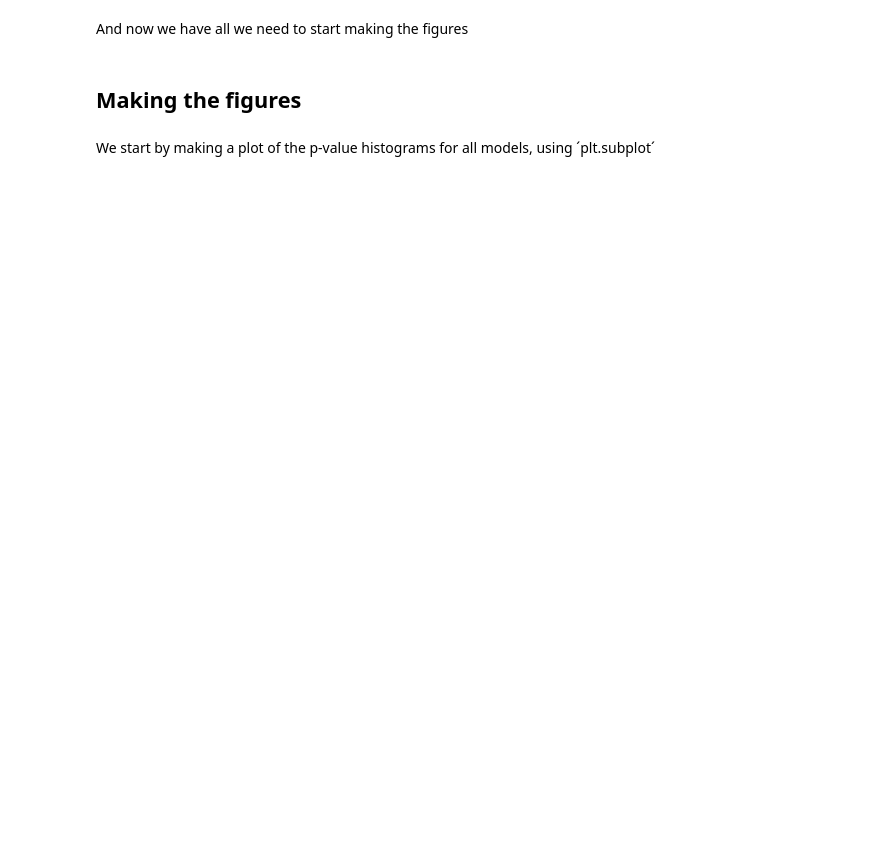
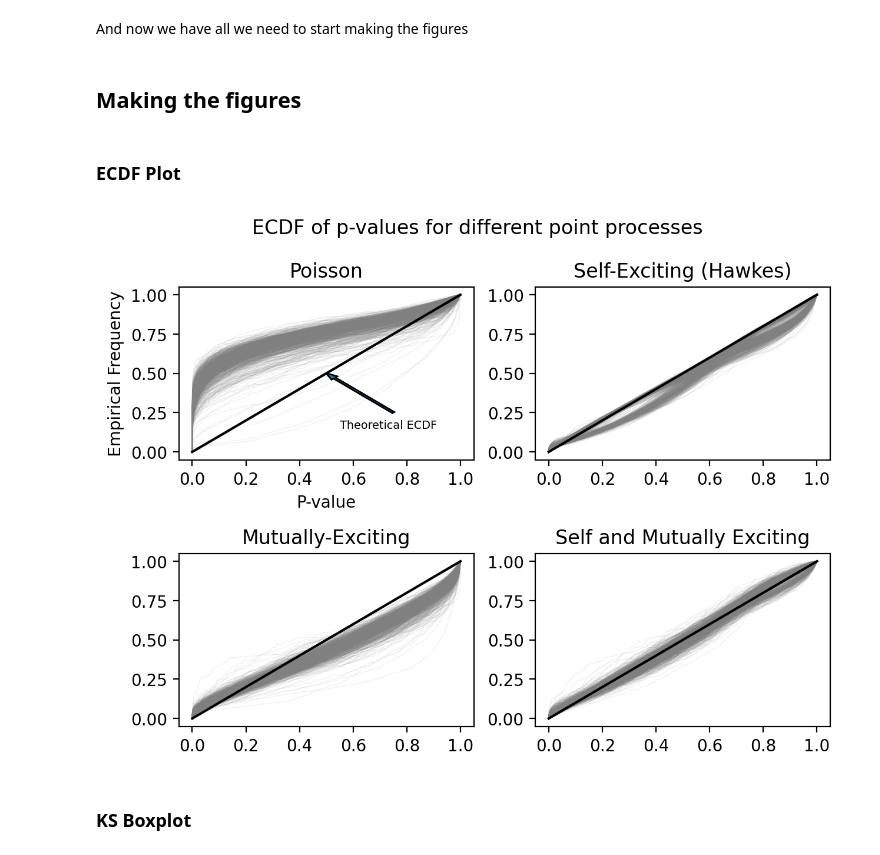
Before and after one commit to carlosaccp/Santander-SE-ME, a Jupyter notebook: code/figures.ipynb, the cells around one changed output. Cells and saved outputs as stored; diff of their text form; code cells hidden in the pictures; blank space fills up the shorter version.

Commit message:
make more figures

```diff
--- a/code/figures.ipynb
+++ b/code/figures.ipynb
@@ -11,7 +11,7 @@ import matplotlib.pyplot as plt
 import scipy.stats as st
 from matplotlib.ticker import FuncFormatter
 import scipy.optimize as op
-plt.style.use("ggplot") # Config plots for dark mode, delete if on light mode
+plt.style.use("default") # Config plots for dark mode, delete if on light mode
 plt.rcParams['figure.dpi'] = 150 # Hi-res plots
 # %% [markdown]
 ## Preprocessing the data
@@ -73,7 +73,9 @@ We define a helper function to convert the dataframes into dicts with keys being
 def df_to_numpy_dict(dataframe):
     numpy_dict = {}
     for index in dataframe.index:
-        numpy_dict[index] = dataframe.loc[index].to_numpy()
+        nan_data = dataframe.loc[index].to_numpy()
+        non_nan_data = nan_data[~np.isnan(nan_data)]
+        numpy_dict[index] = non_nan_data
     return numpy_dict
 # %% [markdown]
 Convert all the dataframes into dicts:
@@ -109,5 +134,48 @@ M4_joined_p_values_dict = join_p_values(M4_p_value_dict)
 And now we have all we need to start making the figures
 # %% [markdown]
 ## Making the figures
-# %% [markdown]
-We start by making a plot of the p-value histograms for all models, using ´plt.subplot´
+# %% [markdown]
+### ECDF Plot
+# %%
+def plot_ecdf_M1():
+    for station, pvals in M1_p_value_dict.items():
+        x,y = ecdf(pvals)
+        axs[0, 0].plot(x,y, alpha=0.1, linewidth=0.5, color="gray")
+    axs[0, 0].arrow(0.75,0.25, -0.22,0.22,width=0.01)
+    axs[0, 0].annotate( "Theoretical ECDF", xy =  (0.55,0.15), fontsize="x-small")
+    axs[0, 0].plot([0,1], [0,1], color="black")
+    axs[0, 0].set_title("Poisson")
+    axs[0, 0].set_xlabel("P-value")
+    axs[0, 0].set_ylabel("Empirical Frequency")
+def plot_ecdf_M2():
+    for station, pvals in M2_p_value_dict.items():
+        x,y = ecdf(pvals)
+        axs[0, 1].plot(x,y, alpha=0.1, linewidth=0.5, color="gray")
+    axs[0, 1].plot([0,1], [0,1], color="black")
+    axs[0, 1].set_title("Self-Exciting (Hawkes)")
+def plot_ecdf_M3():
+    for station, pvals in M3_p_value_dict.items():
+        x,y = ecdf(pvals)
+        axs[1, 0].plot(x,y, alpha=0.1, linewidth=0.5, color="gray")
+    axs[1, 0].plot([0,1], [0,1], color="black")
+    axs[1, 0].set_title("Mutually-Exciting")
+def plot_ecdf_M4():
+    for station, pvals in M4_p_value_dict.items():
+        x,y = ecdf(pvals)
+        axs[1, 1].plot(x,y, alpha=0.1, linewidth=0.5, color="gray")
+    axs[1, 1].plot([0,1], [0,1], color="black")
+    axs[1, 1].set_title("Self and Mutually Exciting")
+# %%
+plt.rcParams['figure.dpi'] = 200
+fig, axs = plt.subplots(2, 2)
+fig.suptitle('ECDF of p-values for different point processes')
+plot_ecdf_M1()
+plot_ecdf_M2()
+plot_ecdf_M3()
+plot_ecdf_M4()
+plt.tight_layout()
+plt.show()
+# %% [output]
+[figure, added]
+# %% [markdown]
+### KS Boxplot
```
Also changed, not shown: parts of 18 cells of this notebook, 5 other files.
